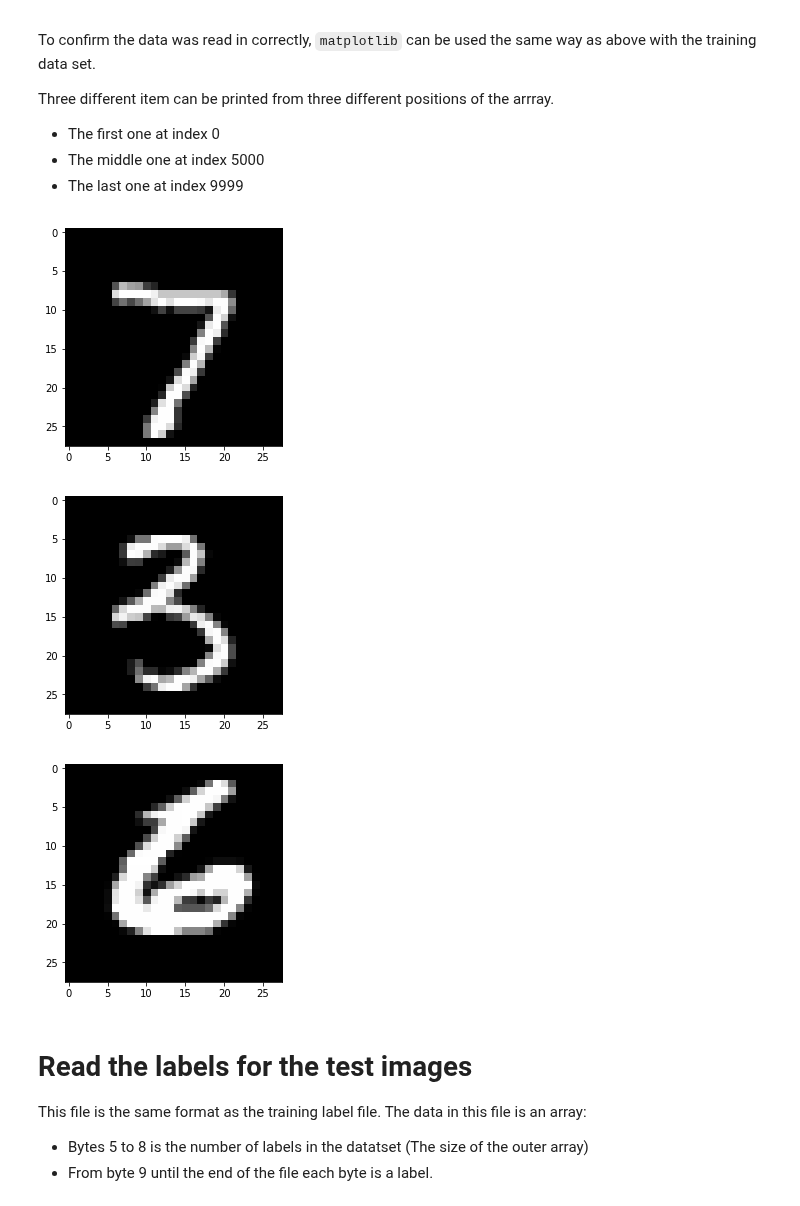
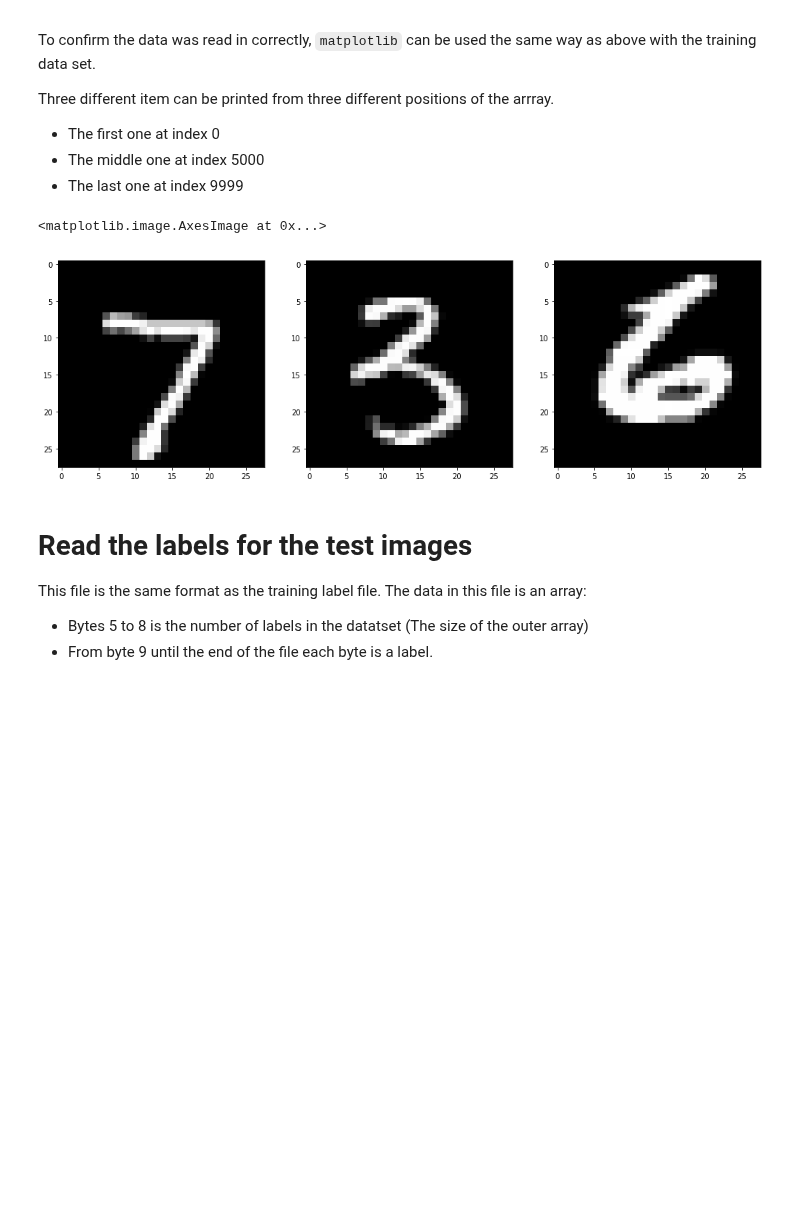
Before and after one commit to mxsxs2/Emerging-Technologies-Project, a Jupyter notebook: notebooks/MNIST_database.ipynb, the cells around one changed output. Saved outputs shown, nothing was run; the diff lists cells and outputs as text; code cells hidden in the pictures; blank space fills up the shorter version.

```diff
--- a/notebooks/MNIST_database.ipynb
+++ b/notebooks/MNIST_database.ipynb
@@ -273,19 +278,19 @@ print('Is the magic number correct: %r' % is_it_the_right_bytes)
 Is the magic number correct: True
 # %%
 #Number of pictures should be from bytes 4 to 8 and should be read in big endian
-test_pictures_number=int.from_bytes(file_content[4:8], byteorder='big')
+test_pictures_number=int.from_bytes(test_image_file_content[4:8], byteorder='big')
 print('Number of pictures: %d' % test_pictures_number)
 # %% [output]
 Number of pictures: 10000
 # %%
 #Number of rows should be from 8 to 12
-test_rows_number=int.from_bytes(file_content[8:12], byteorder='big')
+test_rows_number=int.from_bytes(test_image_file_content[8:12], byteorder='big')
 print ('Number of rows: %d' % test_rows_number)
 # %% [output]
 Number of rows: 28
 # %%
 #Number of columns should be from 12 to 16
-test_columns_number=int.from_bytes(file_content[12:16], byteorder='big')
+test_columns_number=int.from_bytes(test_image_file_content[12:16], byteorder='big')
 print ('Number of columns: %d' % test_columns_number)
 # %% [output]
 Number of columns: 28
@@ -301,7 +306,7 @@ print('Origonal content length:'+str(len(file_content)))
 #The starting time of the algorythm
 start_time = time.time()
 #Read pictures into an array
-test_pictures = load_pictures_to_array(file_content,test_pictures_number,test_columns_number,test_rows_number,16)
+test_pictures = load_pictures_to_array(test_image_file_content,test_pictures_number,test_columns_number,test_rows_number,16)
 #Print out the running time of the algorithm
 print("Run for %s seconds." % (time.time() - start_time))
 # %% [output]
@@ -317,19 +322,22 @@ Three different item can be printed from three different positions of the arrray
 * The middle one at index 5000
 * The last one at index 9999
 # %%
+#Create figure
+fig = plt.figure(figsize=(17,8))
+#Set pyplot to gray scale as the pixels are 0 to 255 on graye scale
+plt.gray()
+p=fig.add_subplot(131)
 #Plot the first image
-plt.imshow(test_pictures[0], interpolation='nearest')
-plt.show()
+p.imshow(test_pictures[0], interpolation='nearest')
 #Plot the middle image
-plt.imshow(test_pictures[5000], interpolation='nearest')
-plt.show()
+p2=fig.add_subplot(132)
+p2.imshow(test_pictures[5000], interpolation='nearest')
 #Plot the last image
-plt.imshow(test_pictures[9999], interpolation='nearest')
-plt.show()
+p3=fig.add_subplot(133)
+p3.imshow(test_pictures[9999], interpolation='nearest')
 # %% [output]
+<matplotlib.image.AxesImage at 0x...>
-[figure, old version]
+[figure, new version]
-[figure, removed]
-[figure, removed]
 # %% [markdown]
 # Read the labels for the test images
 This file is the same format as the training label file.
```
Also changed, not shown: parts of 31 cells of this notebook.
